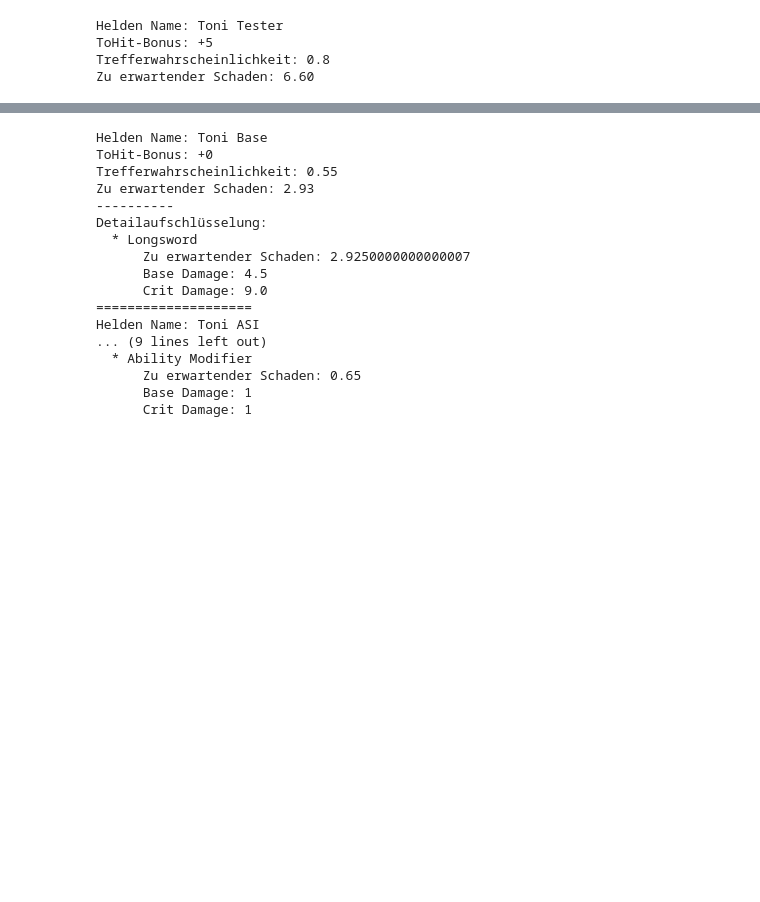
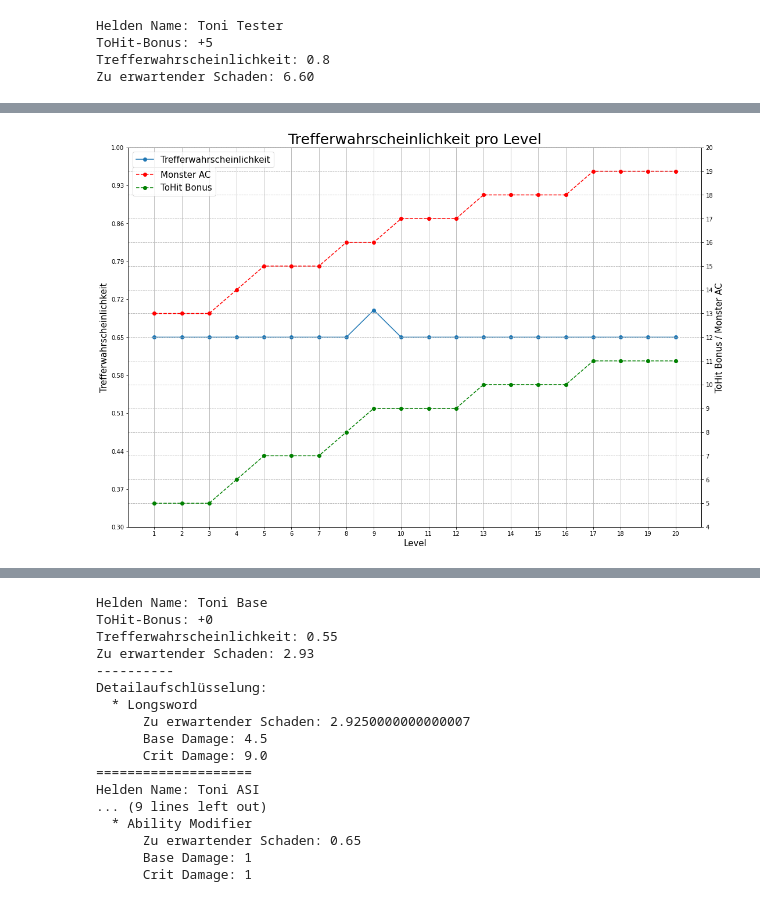
Before and after one commit to AlexSchinnerl/dndMath, a Jupyter notebook: vortrag.ipynb, the cells around one changed output, grey strips where cells are left out. Saved outputs shown, nothing was run; the diff lists cells and outputs as text; code cells hidden in the pictures; blank space fills up the shorter version.

Commit message:
Trefferwahrscheinlichkeit fertig?

```diff
--- a/vortrag.ipynb
+++ b/vortrag.ipynb
@@ -138,0 +225,27 @@ Welche unterschied macht eine Erhöhung eines Attributes auf den Schaden.
+# %%
+X = tw_perLevel.index
+# yerror = list(advDF["mit Advantage"]-advDF["Trefferwahrscheinlichkeit"])
+fig, ax1 = plt.subplots(figsize=(15,10), layout="constrained")
+ax2 = ax1.twinx()
+ax1.plot(X, tw_perLevel["Trefferwahrscheinlichkeit"], "-o", label= "Trefferwahrscheinlichkeit")
+ax2.plot(X, tw_perLevel["Monster AC"], "--ro", label= "Monster AC")
+ax2.plot(X, tw_perLevel["ToHit Bonus"], "--go", label= "ToHit Bonus")
+
+ax1.grid(True, axis="x")
+ax2.grid(True, axis="y", linestyle="--")
+ax1.set_xticks(ticks=X)
+ax1.set_yticks(ticks=np.linspace(0.3,1.0,11))
+ax2.set_yticks(ticks=np.linspace(4,20,17))
+
+ax1.legend(loc="upper left", fontsize=TICKSIZE)
+ax2.legend(loc="upper left", bbox_to_anchor=(0.0, 0.96), fontsize=TICKSIZE)
+
+ax1.set_xlabel("Level", fontsize=TICKSIZE)
+ax1.set_ylabel("Trefferwahrscheinlichkeit", fontsize=TICKSIZE)
+ax2.set_ylabel("ToHit Bonus / Monster AC", fontsize=TICKSIZE)
+ax1.set_title("Trefferwahrscheinlichkeit pro Level", fontsize=TITLESIZE)
+
+
+plt.show()
+# %% [output]
+[figure, added]
```
Also changed, not shown: parts of 29 cells of this notebook.
